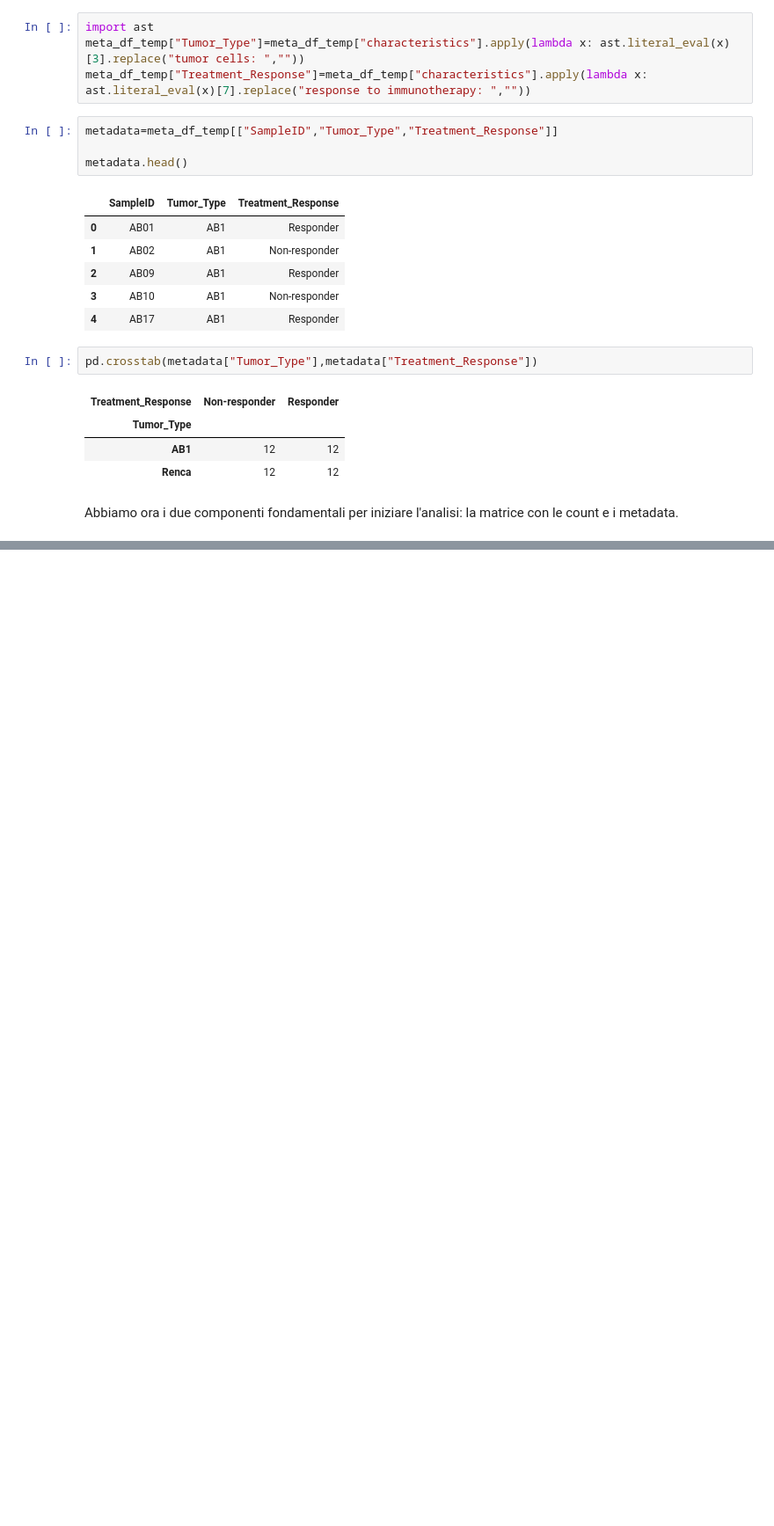
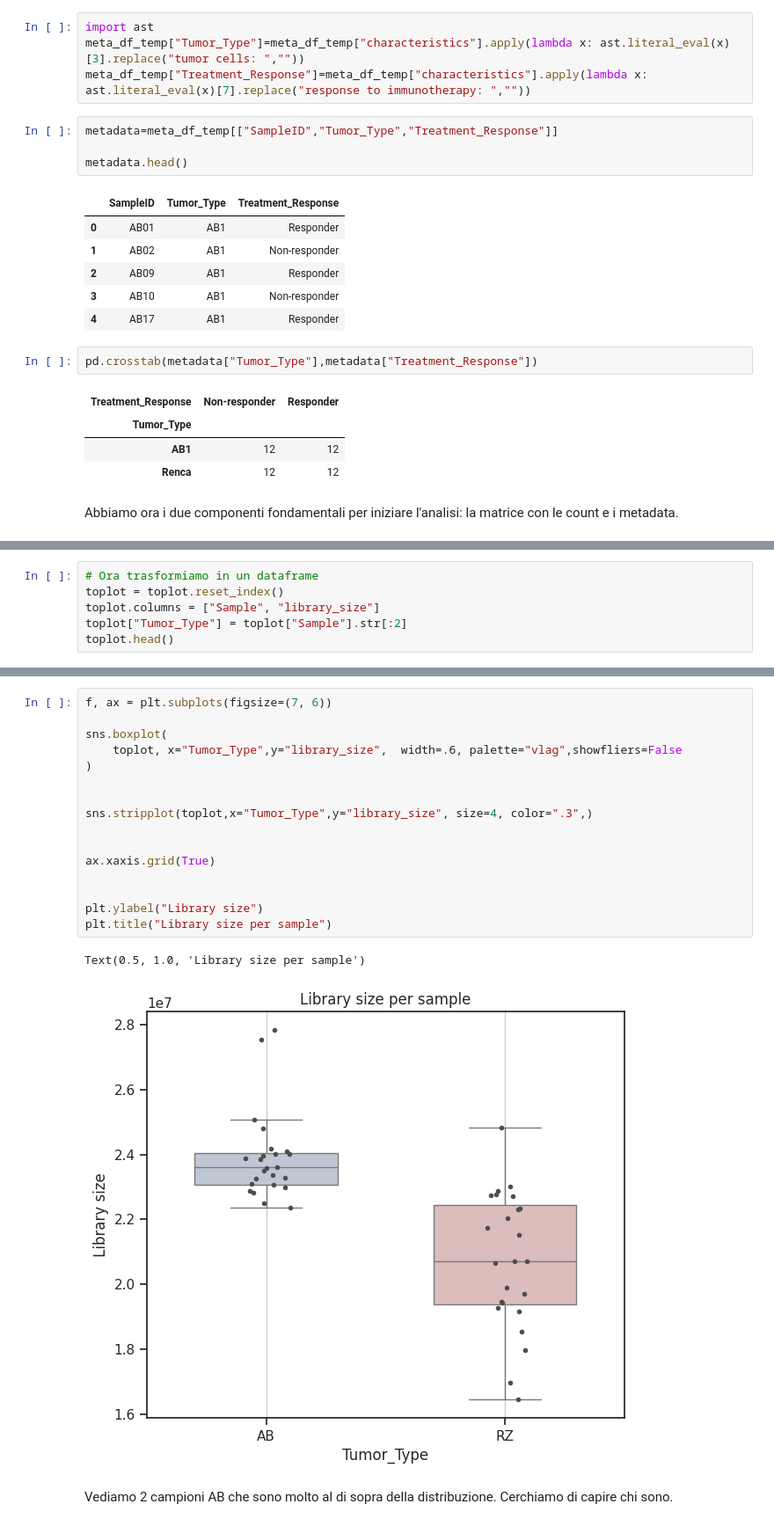
Before and after one commit to LorenzoBioinfo/import-biology, a Jupyter notebook: notebooks/DEG_Analysis_pyDESeq2.ipynb, the cells around one changed output, grey strips where cells are left out. Shown at 88% size. Cells and saved outputs as stored; diff of their text form; blank space fills up the shorter version.

```diff
--- a/notebooks/DEG_Analysis_pyDESeq2.ipynb
+++ b/notebooks/DEG_Analysis_pyDESeq2.ipynb
@@ -262,0 +368,6 @@ la matrice con le count e i metadata.
+# %%
+# Ora trasformiamo in un dataframe
+toplot = toplot.reset_index()
+toplot.columns = ["Sample", "library_size"]
+toplot["Tumor_Type"] = toplot["Sample"].str[:2]
+toplot.head()
@@ -262,0 +381,21 @@ la matrice con le count e i metadata.
+# %%
+f, ax = plt.subplots(figsize=(7, 6))
+
+sns.boxplot(
+    toplot, x="Tumor_Type",y="library_size",  width=.6, palette="vlag",showfliers=False
+)
+
+
+sns.stripplot(toplot,x="Tumor_Type",y="library_size", size=4, color=".3",)
+
+
+ax.xaxis.grid(True)
+
+
+plt.ylabel("Library size")
+plt.title("Library size per sample")
+# %% [output]
+Text(0.5, 1.0, 'Library size per sample')
+[figure, added]
+# %% [markdown]
+Vediamo 2 campioni AB che sono molto al di sopra della distribuzione. Cerchiamo di capire chi sono.
```
Also changed, not shown: parts of 66 cells of this notebook.
